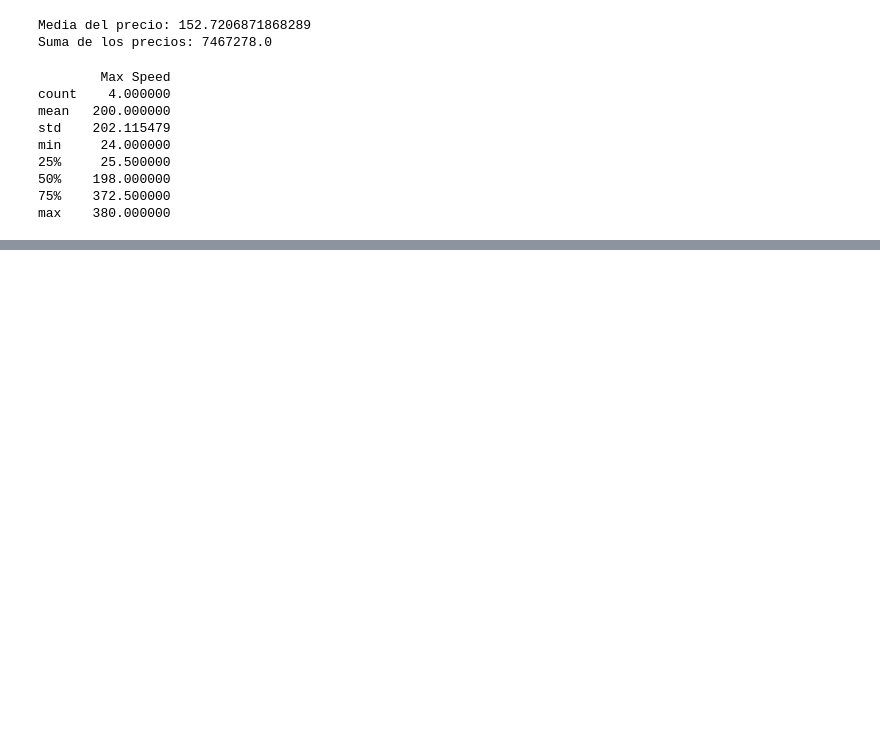
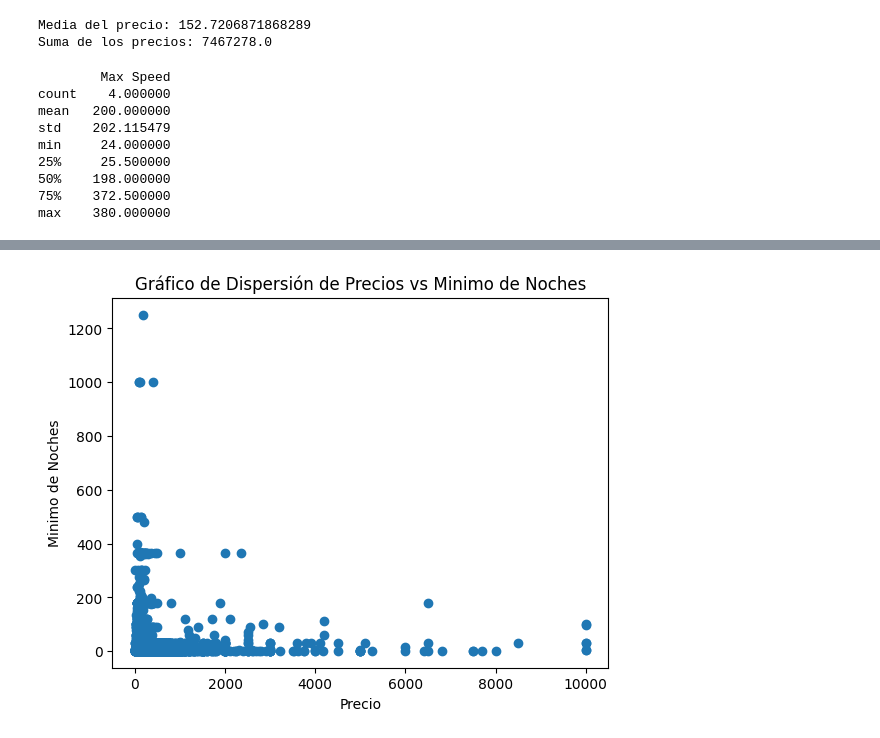
Before and after one commit to Elisag28/machine_learning_test, a Jupyter notebook: src/numpy.ipynb, the cells around one changed output, grey strips where cells are left out. Cells and saved outputs as stored; diff of their text form; code cells hidden in the pictures; blank space fills up the shorter version.

```diff
--- a/src/numpy.ipynb
+++ b/src/numpy.ipynb
@@ -435,0 +456,9 @@ max    380.000000
+# %%
+# Crear el gráfico de dispersión
+plt.scatter(df['price'], df['minimum_nights'])
+plt.title("Gráfico de Dispersión de Precios vs Minimo de Noches")
+plt.xlabel("Precio")
+plt.ylabel("Minimo de Noches")
+plt.show()
+# %% [output]
+[figure, added]
```
Also changed, not shown: parts of 7 cells of this notebook.
